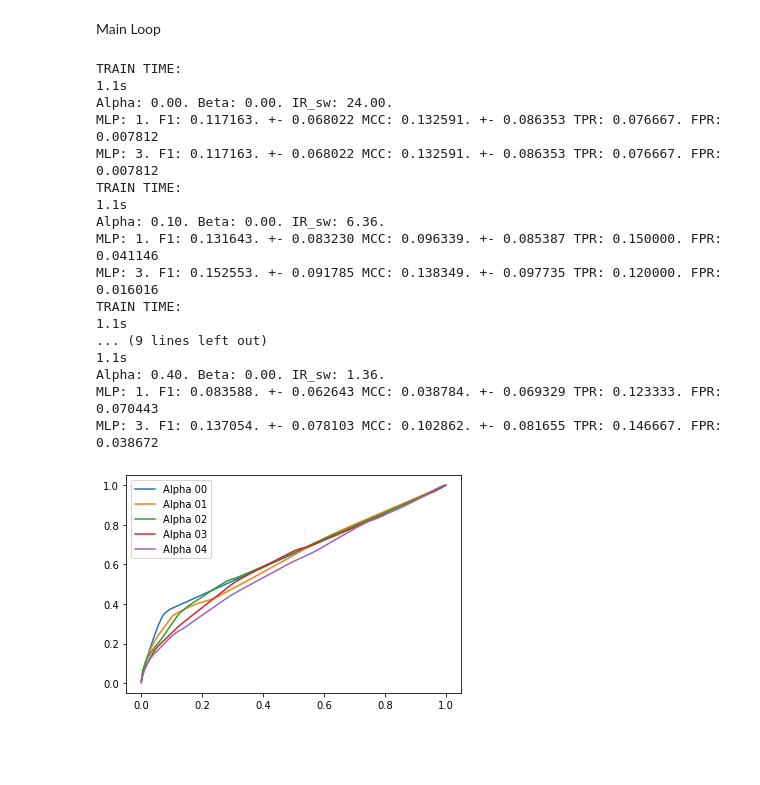
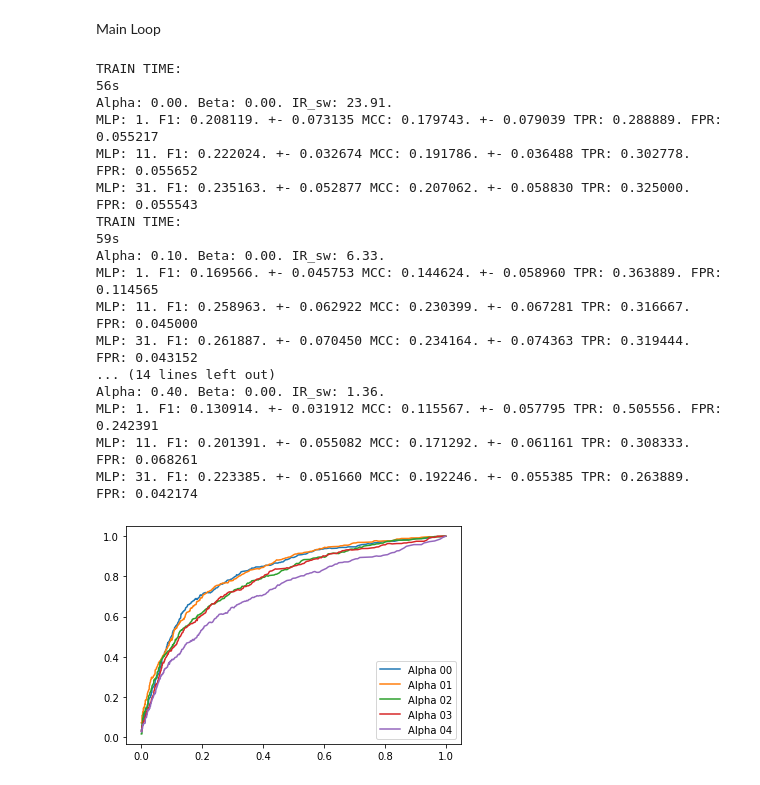
Before and after one commit to franjgs/LabelSwitching, a Jupyter notebook: Asymmetric_Label_Switching.ipynb, the cells around one changed output. Drawn from its saved outputs; the diff is of its cells as text; code cells hidden in the pictures; blank space fills up the shorter version.

```diff
--- a/Asymmetric_Label_Switching.ipynb
+++ b/Asymmetric_Label_Switching.ipynb
@@ -140,9 +140,9 @@ from sklearn.discriminant_analysis import QuadraticDiscriminantAnalysis
 
 from sklearn.ensemble import RandomForestClassifier, VotingClassifier, GradientBoostingClassifier, AdaBoostClassifier
 
-nh = 4
+nh = 3
 # MLP0 = MLPRegressor(solver='lbfgs', alpha = 1, activation = 'tanh', hidden_layer_sizes=(nh, ), max_iter=1000) #, random_state=1)
-MLPc = MLPClassifier(solver='lbfgs', alpha = 1, activation = 'tanh', hidden_layer_sizes=(nh, ), max_iter=1000) #, random_state=1)
+MLPc = MLPClassifier(solver='lbfgs', alpha = 0.1, activation = 'tanh', hidden_layer_sizes=(nh, ), max_iter=750) #, random_state=1)
 
 classifiers = [
     KNeighborsClassifier(3),                                # 0. Accepatble performance
@@ -158,8 +158,8 @@ classifiers = [
     MLPc                                                    # 10. Best Performace. Slow convergence.
     ]
 
-K_ens= [1,3] #, 101]
-learner_ens = classifiers[0]
+K_ens= [1,11, 31] #, 101]
+learner_ens = classifiers[10]
 # %% [markdown]
 Label Switching
 # %% [markdown]
@@ -261,7 +262,7 @@ P1_1=0.5
 
 C10=1 # False Positive (FP)
 C00=0 # True Negative (TN)
-C01=1 # False Negative (FN)   : QC=1/5
+C01=5 # False Negative (FN)   : QC=1/5
 C11=0 # True Positive (TP)
 
 QC=float(C10-C00)/float(C01-C11)
@@ -276,7 +277,7 @@ Common Parameters
 
 n_folds = 1
 Nruns   = 20
-Test_size = 25
+Test_size = 30
 
 index0 = np.where(y==-1)[0]
 index1 = np.where(y==1)[0]
@@ -380,7 +381,7 @@ for beta in Beta:
                 perf_sw_K4[a_idx,b_idx,k_idx,:,0] += mean_fpr
                 perf_sw_K4[a_idx,b_idx,k_idx,:,1] += f_ROC(mean_fpr)
 
-                gamma = (2 * (alpha + (1 - alpha - beta) * (QCT / (QCT + 1))) - 1)
+                gamma = 1*(2 * (alpha + (1 - alpha - beta) * (QCT / (QCT + 1))) - 1)
 
                 o_x2=np.ones([len(y_test)])
                 o_x2[o_x_tst < gamma] = -1
@@ -445,45 +446,45 @@ perf_sw_K1 = np.mean(perf_sw_K1, axis=0)
 perf_sw_K2_std = np.std(perf_sw_K2, axis=0)
 perf_sw_K2 = np.mean(perf_sw_K2, axis=0)
 
 perf_sw_K3_std = np.std(perf_sw_K3, axis=0)
 perf_sw_K3 = np.mean(perf_sw_K3, axis=0)
 
 perf_sw_K4 /= n_folds*Nruns
 
 tprPoints = perf_sw_K4[:,0,1,:,0]
 fprPoints = perf_sw_K4[:,0,1,:,1]
 plt.plot(tprPoints[0,:],fprPoints[0,:], label='Alpha 00')
 plt.plot(tprPoints[1,:],fprPoints[1,:], label='Alpha 01')
 plt.plot(tprPoints[2,:],fprPoints[2,:], label='Alpha 02')
 plt.plot(tprPoints[3,:],fprPoints[3,:], label='Alpha 03')
 plt.plot(tprPoints[4,:],fprPoints[4,:], label='Alpha 04')
 plt.legend()
 plt.show()
 
 sio.savemat(model_name+'_'+filename_o, {'perf_sw_K1': perf_sw_K1,
                                         'perf_sw_K2': perf_sw_K2,
                                         'perf_sw_K3': perf_sw_K3,
                                         'perf_sw_K1_std': perf_sw_K1_std,
                                         'perf_sw_K2_std': perf_sw_K2_std,
                                         'perf_sw_K3_std': perf_sw_K3_std,
                                         'perf_sw_K4': perf_sw_K4,
                                         'Alpha':Alpha, 'Beta': Beta, 'K_ens': K_ens})
 # %% [output]
 TRAIN TIME:
-1.1s
-Alpha: 0.00. Beta: 0.00. IR_sw: 24.00.
-MLP: 1. F1: 0.117163. +- 0.068022 MCC: 0.132591. +- 0.086353 TPR: 0.076667. FPR: 0.007812
-MLP: 3. F1: 0.117163. +- 0.068022 MCC: 0.132591. +- 0.086353 TPR: 0.076667. FPR: 0.007812
+56s
+Alpha: 0.00. Beta: 0.00. IR_sw: 23.91.
+MLP: 1. F1: 0.208119. +- 0.073135 MCC: 0.179743. +- 0.079039 TPR: 0.288889. FPR: 0.055217
+MLP: 11. F1: 0.222024. +- 0.032674 MCC: 0.191786. +- 0.036488 TPR: 0.302778. FPR: 0.055652
+MLP: 31. F1: 0.235163. +- 0.052877 MCC: 0.207062. +- 0.058830 TPR: 0.325000. FPR: 0.055543
 TRAIN TIME:
-1.1s
-Alpha: 0.10. Beta: 0.00. IR_sw: 6.36.
-MLP: 1. F1: 0.131643. +- 0.083230 MCC: 0.096339. +- 0.085387 TPR: 0.150000. FPR: 0.041146
-MLP: 3. F1: 0.152553. +- 0.091785 MCC: 0.138349. +- 0.097735 TPR: 0.120000. FPR: 0.016016
-TRAIN TIME:
-1.1s
-... (9 lines left out)
-1.1s
+59s
+Alpha: 0.10. Beta: 0.00. IR_sw: 6.33.
+MLP: 1. F1: 0.169566. +- 0.045753 MCC: 0.144624. +- 0.058960 TPR: 0.363889. FPR: 0.114565
+MLP: 11. F1: 0.258963. +- 0.062922 MCC: 0.230399. +- 0.067281 TPR: 0.316667. FPR: 0.045000
+MLP: 31. F1: 0.261887. +- 0.070450 MCC: 0.234164. +- 0.074363 TPR: 0.319444. FPR: 0.043152
+... (14 lines left out)
 Alpha: 0.40. Beta: 0.00. IR_sw: 1.36.
-MLP: 1. F1: 0.083588. +- 0.062643 MCC: 0.038784. +- 0.069329 TPR: 0.123333. FPR: 0.070443
-MLP: 3. F1: 0.137054. +- 0.078103 MCC: 0.102862. +- 0.081655 TPR: 0.146667. FPR: 0.038672
+MLP: 1. F1: 0.130914. +- 0.031912 MCC: 0.115567. +- 0.057795 TPR: 0.505556. FPR: 0.242391
+MLP: 11. F1: 0.201391. +- 0.055082 MCC: 0.171292. +- 0.061161 TPR: 0.308333. FPR: 0.068261
+MLP: 31. F1: 0.223385. +- 0.051660 MCC: 0.192246. +- 0.055385 TPR: 0.263889. FPR: 0.042174
-[figure, old version]
+[figure, new version]
```
Also changed, not shown: parts of 1 cell of this notebook.
